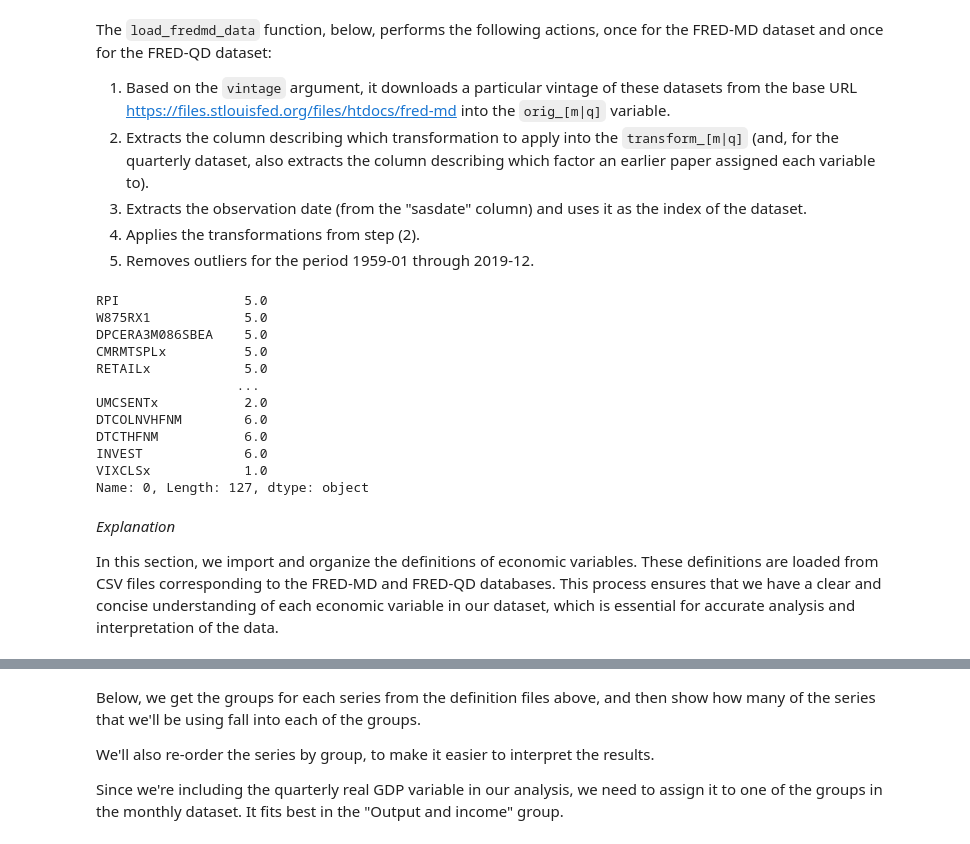
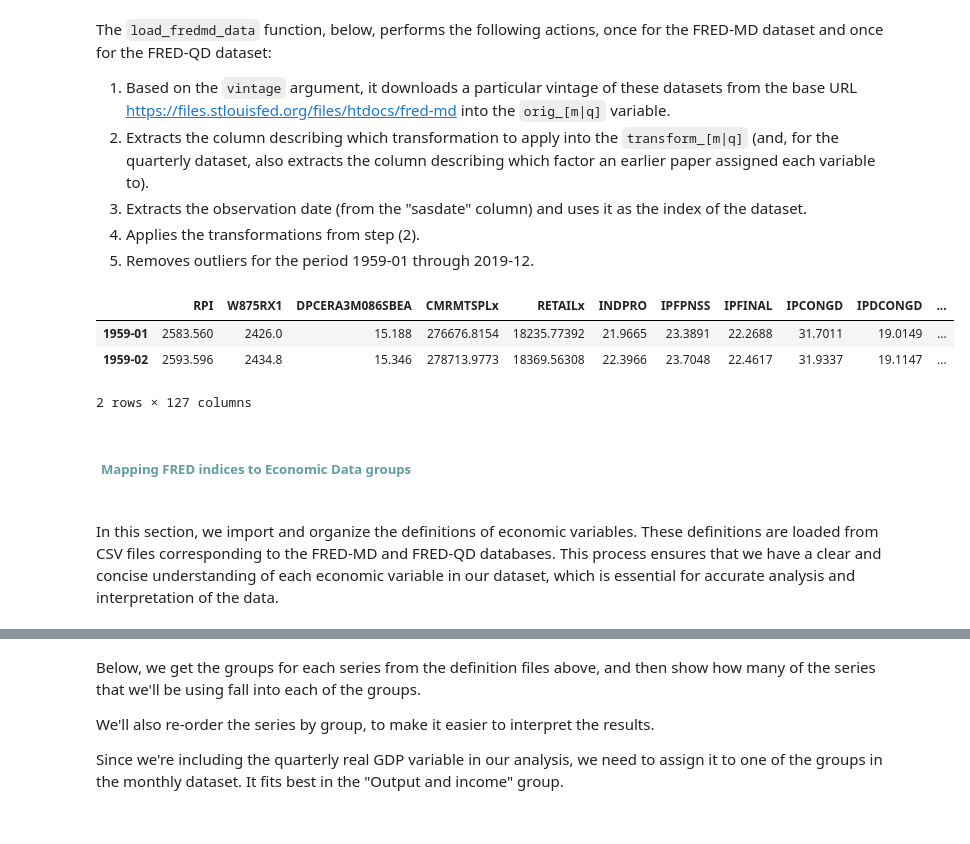
Before and after one commit to janjannagtegaal/NowCasting-M1, a Jupyter notebook: M1_NowCasting_Consumer_Exp.ipynb, the cells around one changed output, grey strips where cells are left out. Drawn from its saved outputs; the diff is of its cells as text; code cells hidden in the pictures.

```diff
--- a/M1_NowCasting_Consumer_Exp.ipynb
+++ b/M1_NowCasting_Consumer_Exp.ipynb
@@ -558,24 +554,18 @@ def load_fredmd_data(vintage):
 
 # Load data for the current vintage and unpack into original data and transformation info
 fred_orig, transform_info = load_fredmd_data("current")
-# %%
-transform_info
-# %% [output]
-RPI                5.0
-W875RX1            5.0
-DPCERA3M086SBEA    5.0
-CMRMTSPLx          5.0
-RETAILx            5.0
-                  ...
-UMCSENTx           2.0
-DTCOLNVHFNM        6.0
-DTCTHFNM           6.0
-INVEST             6.0
-VIXCLSx            1.0
-Name: 0, Length: 127, dtype: object
+# %%
+fred_orig.head(2)
+# %% [output]
+|  | RPI | W875RX1 | DPCERA3M086SBEA | CMRMTSPLx | RETAILx | INDPRO | IPFPNSS | IPFINAL | IPCONGD | IPDCONGD | ... |
+| 1959-01 | 2583.560 | 2426.0 | 15.188 | 276676.8154 | 18235.77392 | 21.9665 | 23.3891 | 22.2688 | 31.7011 | 19.0149 | ... |
+| 1959-02 | 2593.596 | 2434.8 | 15.346 | 278713.9773 | 18369.56308 | 22.3966 | 23.7048 | 22.4617 | 31.9337 | 19.1147 | ... |
+2 rows × 127 columns
+# %% [markdown]
+<div style="color:#5F9EA0;padding: 5px;">
+
+##### Mapping FRED indices to Economic Data groups
 # %% [markdown]
-*Explanation*
-
 In this section, we import and organize the definitions of economic variables.
 These definitions are loaded from CSV files corresponding to the FRED-MD and FRED-QD databases.
 This process ensures that we have a clear and concise understanding of each economic variable in our dataset, which is essential for accurate analysis and interpretation of the data.
```
Also changed, not shown: parts of 48 cells of this notebook, 5 other files.
